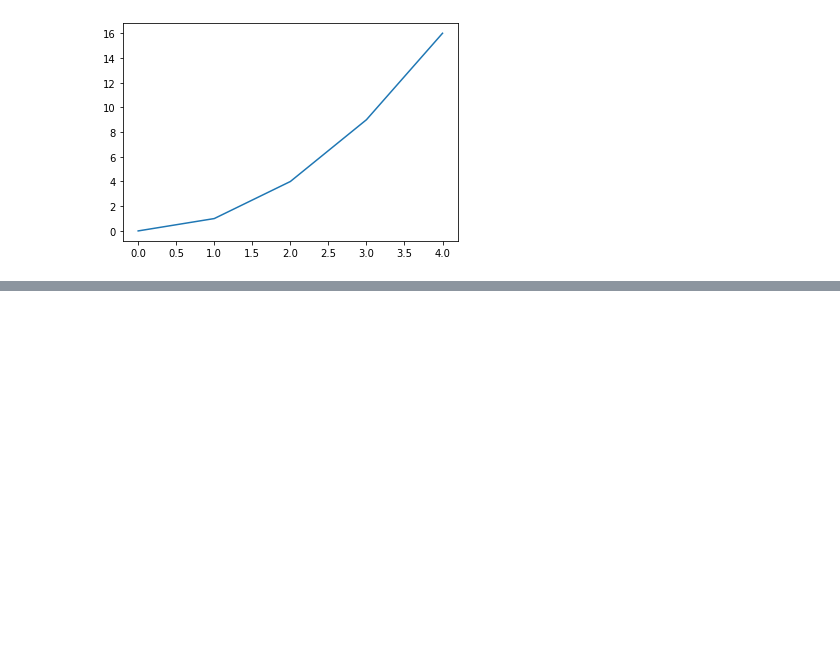
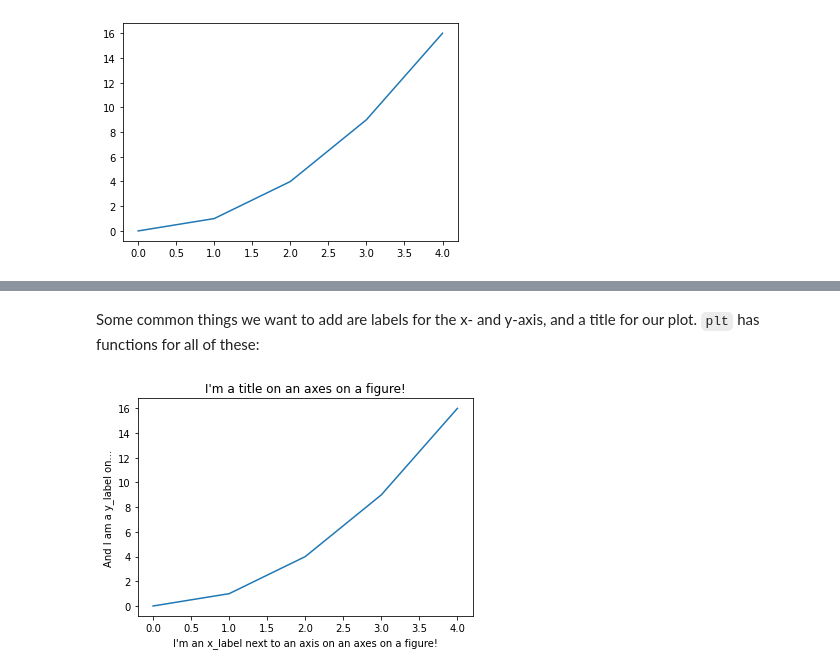
Before and after one commit to psychdatascience/FDS-CourseOne, a Jupyter notebook: tutorial015.ipynb, the cells around one changed output, grey strips where cells are left out. Cells and saved outputs as stored; diff of their text form; code cells hidden in the pictures; blank space fills up the shorter version.

```diff
--- a/tutorial015.ipynb
+++ b/tutorial015.ipynb
@@ -33,0 +39,9 @@ TypeError: unsupported operand type(s) for ** or pow(): 'list' and 'int'
+# %% [markdown]
+Some common things we want to add are labels for the x- and y-axis, and a title for our plot. `plt` has functions for all of these:
+# %%
+plt.plot(my_x_vals, my_y_vals);
+plt.xlabel('I\'m an x_label next to an axis on an axes on a figure!');
+plt.ylabel('And I am a y_label on...');
+plt.title('I\'m a title on an axes on a figure!');
+# %% [output]
+[figure, added]
```
Also changed, not shown: parts of 16 cells of this notebook.
